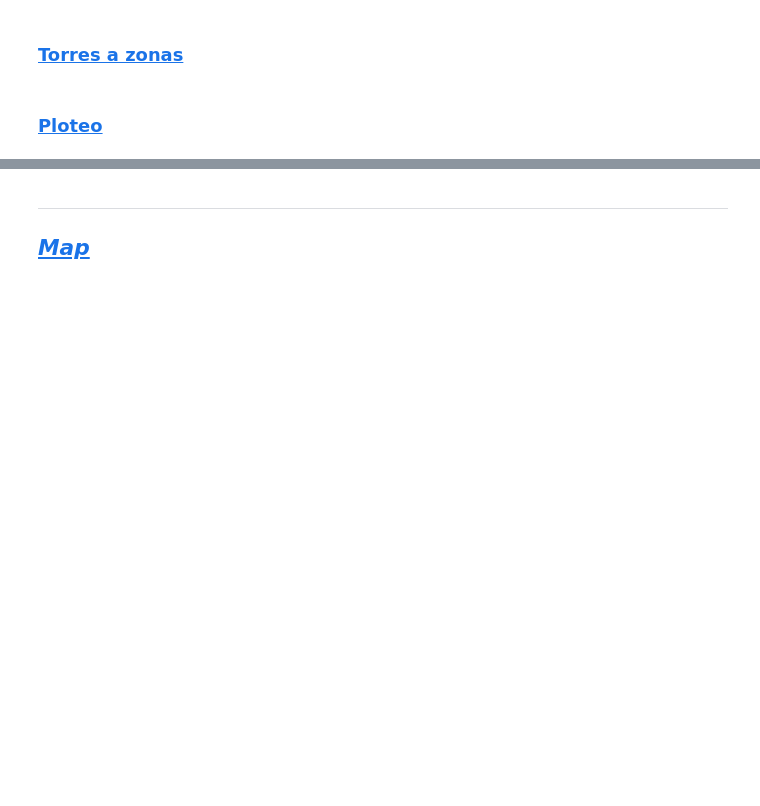
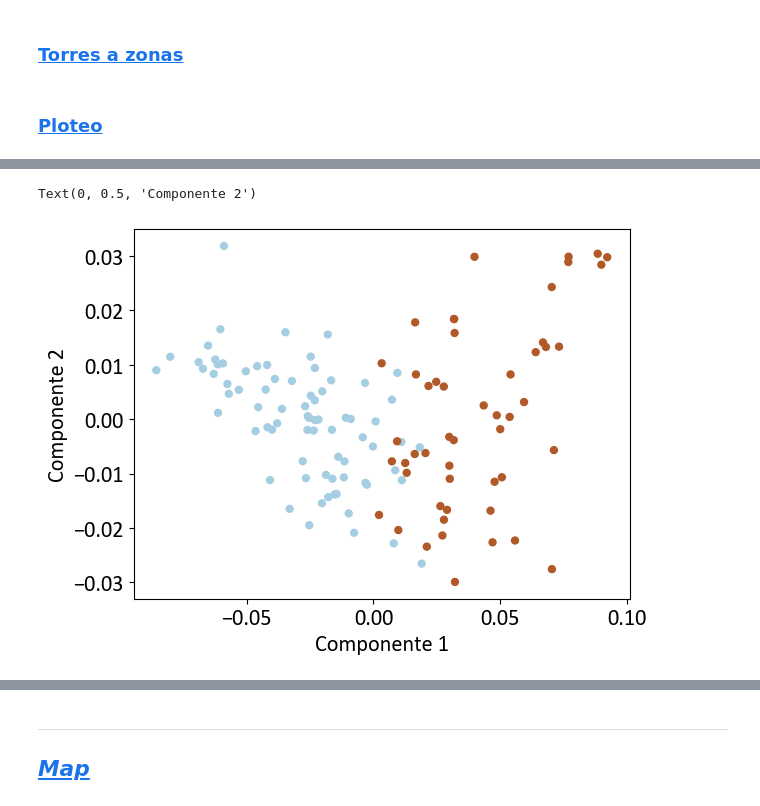
Before and after one commit to J-Lu99/Citizen_mobility, a Jupyter notebook: Análisis de datos en bruto/Clusters.ipynb, the cells around one changed output, grey strips where cells are left out. Cells and saved outputs as stored; diff of their text form; code cells hidden in the pictures; blank space fills up the shorter version.

```diff
--- a/Análisis de datos en bruto/Clusters.ipynb
+++ b/Análisis de datos en bruto/Clusters.ipynb
@@ -209,9 +182,0 @@ main(['allt'],['stable','all'],['week','all'])
-# %%
-nclus=2
-datos  = hist_z(load_hist('allt','all','all'))
-datos=datos.loc[~(datos==0).all(axis=1)]
-datos_norm = datos.div(datos.sum(axis=1), axis=0).fillna(0)
-clustering = KMeans (n_clusters = nclus,max_iter = 300)
-clustering.fit (datos_norm)
-
-datos['KMeans_clustering'] = clustering.labels_
@@ -222,0 +319,15 @@ for i in l2: print(i in list(datos[datos.KMeans_clustering==1].index-1))
+# %%
+ba=allunst.drop('KMeans_clustering',axis=1)
+baOut=ba.transpose()[24:].transpose()
+baIn=ba.transpose()[:24].transpose()
+
+baOut.columns=[i.replace(' Out','') for i in baOut.columns]
+baIn.columns=[i.replace(' In','') for i in baIn.columns]
+
+balance_data=baOut-baIn
+pca = PCA(n_components = 2)
+pca_datos = pca.fit_transform (balance_data)
+#pca_datos_df = pd.DataFrame (data = pca_datos, columns = ['Componente_1','Componente_2'] )
+#pca_nombres_datos = pd.concat ([pca_datos_df,allunst.reset_index()['KMeans_clustering']],axis=1)
+pca_datos_df = pd.DataFrame (data = pca_datos, columns = ['Componente_1','Componente_2'] )
+pca_nombres_datos = pd.concat ([pca_datos_df,allunst.reset_index()['KMeans_clustering']],axis=1)
@@ -222,0 +350,7 @@ for i in l2: print(i in list(datos[datos.KMeans_clustering==1].index-1))
+# %%
+plot.scatter (x = pca_nombres_datos.Componente_1,y=pca_nombres_datos.Componente_2,c=pca_nombres_datos.KMeans_clustering,s=25,cmap='Paired')
+plot.xlabel ('Componente 1')
+plot.ylabel ('Componente 2')
+# %% [output]
+Text(0, 0.5, 'Componente 2')
+[figure, added]
```
Also changed, not shown: parts of 85 cells of this notebook, 4 other files.
